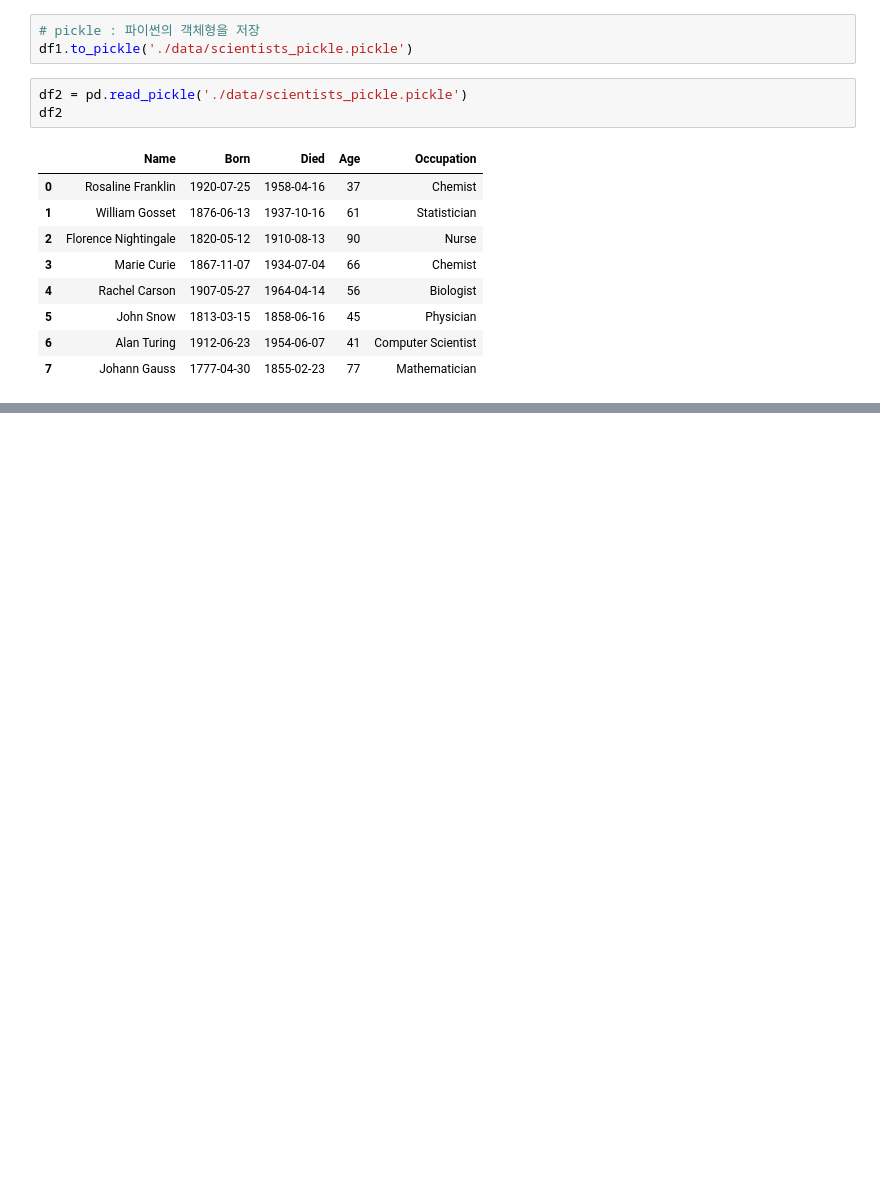
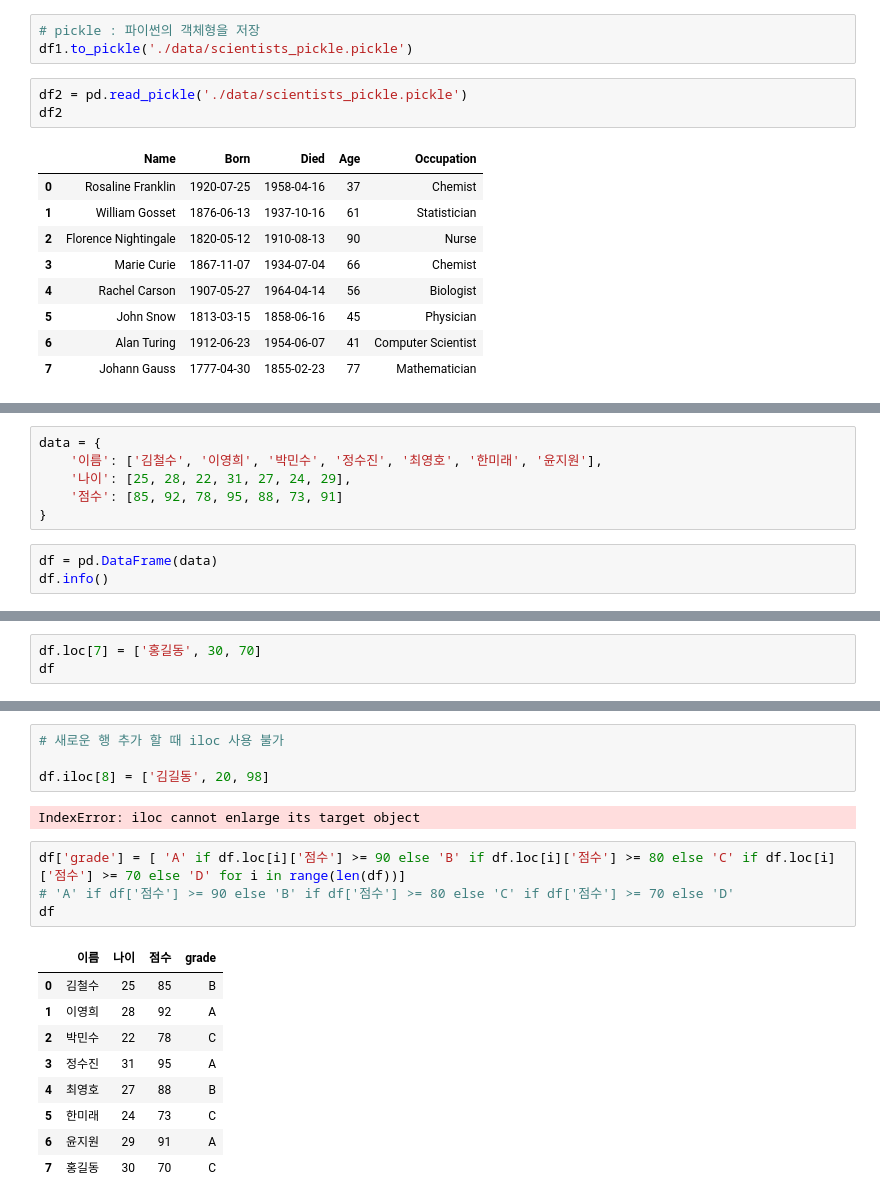
Before and after one commit to Clear-head/hipython_repo, a Jupyter notebook: 13_pandas.ipynb, the cells around one changed output, grey strips where cells are left out. Cells and saved outputs as stored; diff of their text form; blank space fills up the shorter version.

```diff
--- a/13_pandas.ipynb
+++ b/13_pandas.ipynb
@@ -161,0 +164,9 @@ df2
+# %%
+data = {
+    '이름': ['김철수', '이영희', '박민수', '정수진', '최영호', '한미래', '윤지원'],
+    '나이': [25, 28, 22, 31, 27, 24, 29],
+    '점수': [85, 92, 78, 95, 88, 73, 91]
+}
+# %%
+df = pd.DataFrame(data)
+df.info()
@@ -161,0 +250,3 @@ df2
+# %%
+df.loc[7] = ['홍길동', 30, 70]
+df
@@ -161,0 +263,20 @@ df2
+# %%
+# 새로운 행 추가 할 때 iloc 사용 불가
+
+df.iloc[8] = ['김길동', 20, 98]
+# %% [output]
+IndexError: iloc cannot enlarge its target object
+# %%
+df['grade'] = [ 'A' if df.loc[i]['점수'] >= 90 else 'B' if df.loc[i]['점수'] >= 80 else 'C' if df.loc[i]['점수'] >= 70 else 'D' for i in range(len(df))]
+# 'A' if df['점수'] >= 90 else 'B' if df['점수'] >= 80 else 'C' if df['점수'] >= 70 else 'D'
+df
+# %% [output]
+|  | 이름 | 나이 | 점수 | grade |
+| 0 | 김철수 | 25 | 85 | B |
+| 1 | 이영희 | 28 | 92 | A |
+| 2 | 박민수 | 22 | 78 | C |
+| 3 | 정수진 | 31 | 95 | A |
+| 4 | 최영호 | 27 | 88 | B |
+| 5 | 한미래 | 24 | 73 | C |
+| 6 | 윤지원 | 29 | 91 | A |
+| 7 | 홍길동 | 30 | 70 | C |
```
Also changed, not shown: parts of 23 cells of this notebook, 1 other file.
